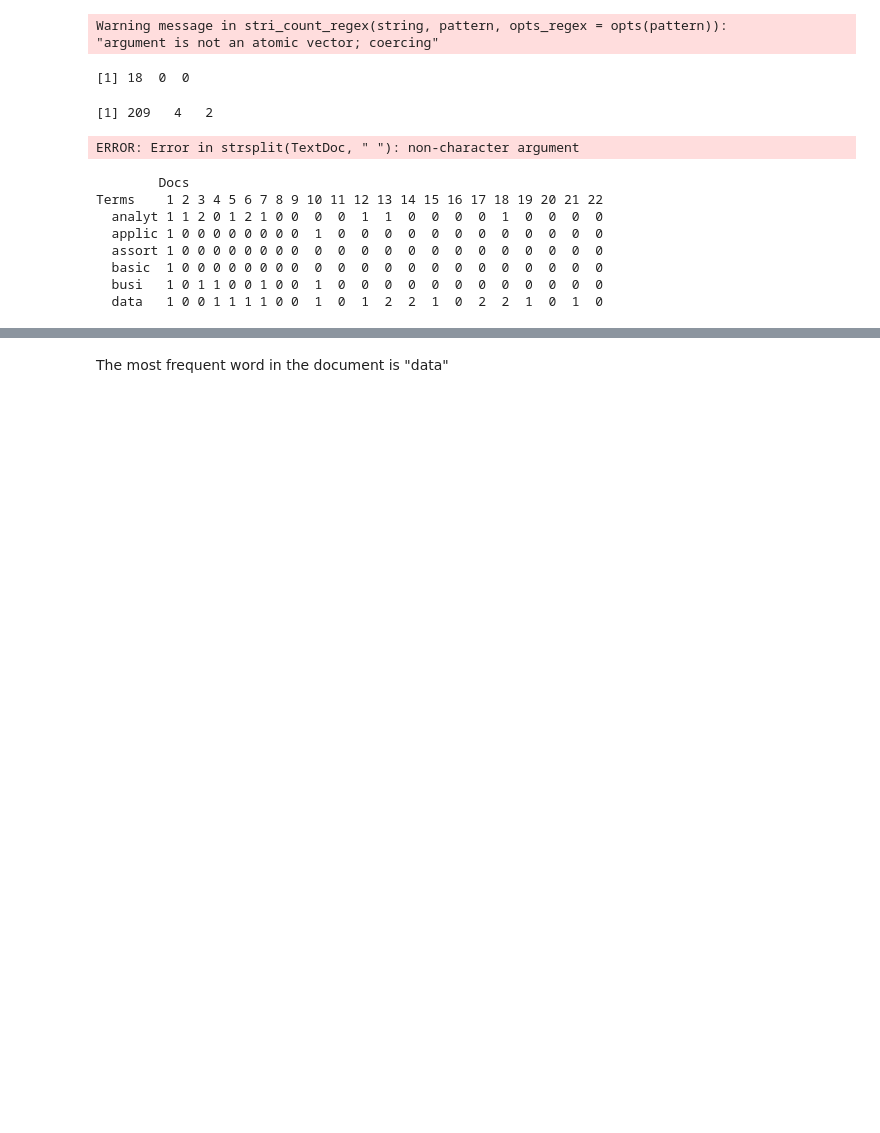
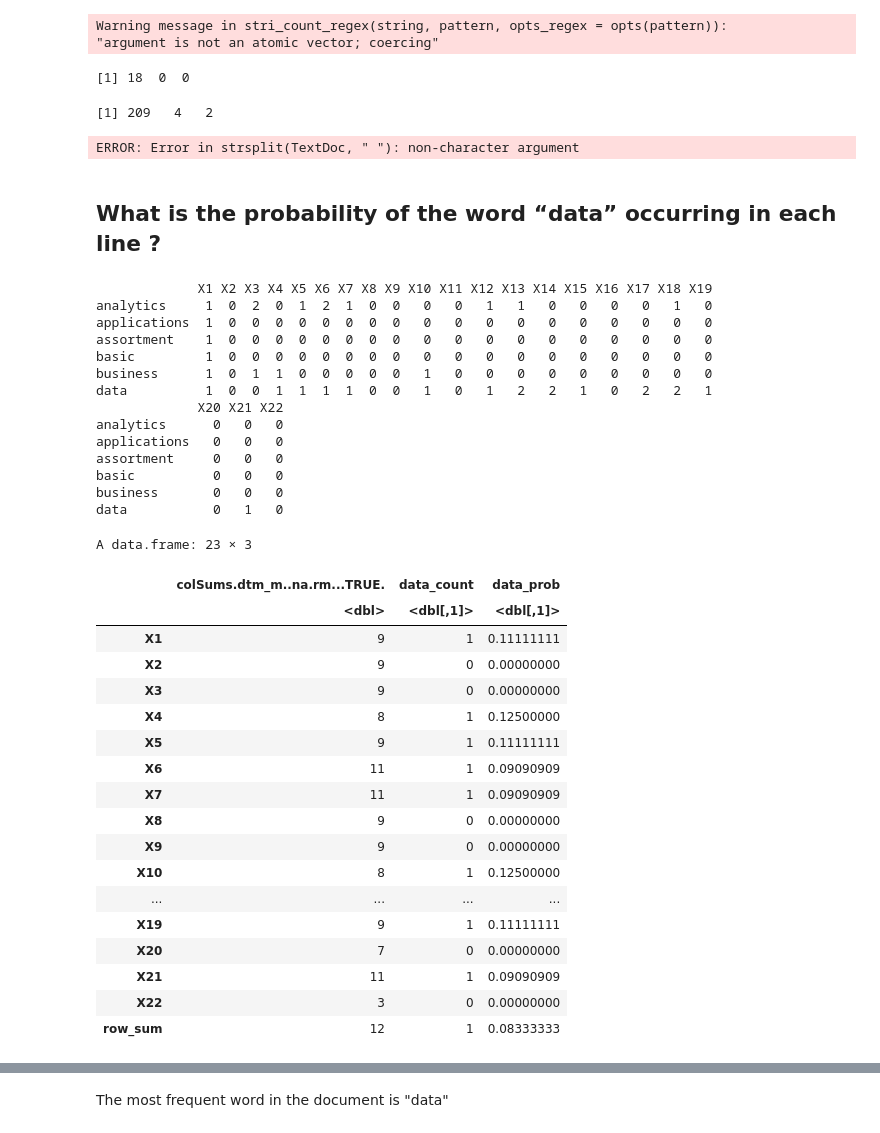
Before and after one commit to Fatimah-Bakare/PreScreen, a Jupyter notebook: notebooks/16-07-2022-Q3.ipynb, the cells around one changed output, grey strips where cells are left out. Cells and saved outputs as stored; diff of their text form; code cells hidden in the pictures; blank space fills up the shorter version.

```diff
--- a/notebooks/16-07-2022-Q3.ipynb
+++ b/notebooks/16-07-2022-Q3.ipynb
@@ -129,18 +132,53 @@ split <- strsplit(TextDoc, " ")
 sapply( split , length)
 # %% [output]
 ERROR: Error in strsplit(TextDoc, " "): non-character argument
+# %% [markdown]
+## What is the probability of the word “data” occurring in each line ?
 # %%
 
 # Build a term-document matrix
 TextDoc_dtm <- TermDocumentMatrix(TextDoc)
-dtm_m <- as.matrix(TextDoc_dtm)
+dtm_m <- data.frame(as.matrix(TextDoc_dtm))
 print(head(dtm_m))
 # %% [output]
-        Docs
-Terms    1 2 3 4 5 6 7 8 9 10 11 12 13 14 15 16 17 18 19 20 21 22
-  analyt 1 1 2 0 1 2 1 0 0  0  0  1  1  0  0  0  0  1  0  0  0  0
-  applic 1 0 0 0 0 0 0 0 0  1  0  0  0  0  0  0  0  0  0  0  0  0
-  assort 1 0 0 0 0 0 0 0 0  0  0  0  0  0  0  0  0  0  0  0  0  0
-  basic  1 0 0 0 0 0 0 0 0  0  0  0  0  0  0  0  0  0  0  0  0  0
-  busi   1 0 1 1 0 0 1 0 0  1  0  0  0  0  0  0  0  0  0  0  0  0
-  data   1 0 0 1 1 1 1 0 0  1  0  1  2  2  1  0  2  2  1  0  1  0
+             X1 X2 X3 X4 X5 X6 X7 X8 X9 X10 X11 X12 X13 X14 X15 X16 X17 X18 X19
+analytics     1  0  2  0  1  2  1  0  0   0   0   1   1   0   0   0   0   1   0
+applications  1  0  0  0  0  0  0  0  0   0   0   0   0   0   0   0   0   0   0
+assortment    1  0  0  0  0  0  0  0  0   0   0   0   0   0   0   0   0   0   0
+basic         1  0  0  0  0  0  0  0  0   0   0   0   0   0   0   0   0   0   0
+business      1  0  1  1  0  0  0  0  0   1   0   0   0   0   0   0   0   0   0
+data          1  0  0  1  1  1  1  0  0   1   0   1   2   2   1   0   2   2   1
+             X20 X21 X22
+analytics      0   0   0
+applications   0   0   0
+assortment     0   0   0
+basic          0   0   0
+business       0   0   0
+data           0   1   0
+# %%
+dfg <- data.frame(colSums(dtm_m, na.rm=TRUE))
+dfg$data_count <- t(dtm_m[6,])
+dfg$data_prob <- dfg[,2]/dfg[,1]
+# %%
+# table that has the probability of data appearing per line.
+dfg
+# %% [output]
+A data.frame: 23 × 3
+|  | colSums.dtm_m..na.rm...TRUE. | data_count | data_prob |
+|  | <dbl> | <dbl[,1]> | <dbl[,1]> |
+| X1 | 9 | 1 | 0.11111111 |
+| X2 | 9 | 0 | 0.00000000 |
+| X3 | 9 | 0 | 0.00000000 |
+| X4 | 8 | 1 | 0.12500000 |
+| X5 | 9 | 1 | 0.11111111 |
+| X6 | 11 | 1 | 0.09090909 |
+| X7 | 11 | 1 | 0.09090909 |
+| X8 | 9 | 0 | 0.00000000 |
+| X9 | 9 | 0 | 0.00000000 |
+| X10 | 8 | 1 | 0.12500000 |
+| ... | ... | ... | ... |
+| X19 | 9 | 1 | 0.11111111 |
+| X20 | 7 | 0 | 0.00000000 |
+| X21 | 11 | 1 | 0.09090909 |
+| X22 | 3 | 0 | 0.00000000 |
+| row_sum | 12 | 1 | 0.08333333 |
```
Also changed, not shown: parts of 5 cells of this notebook.
